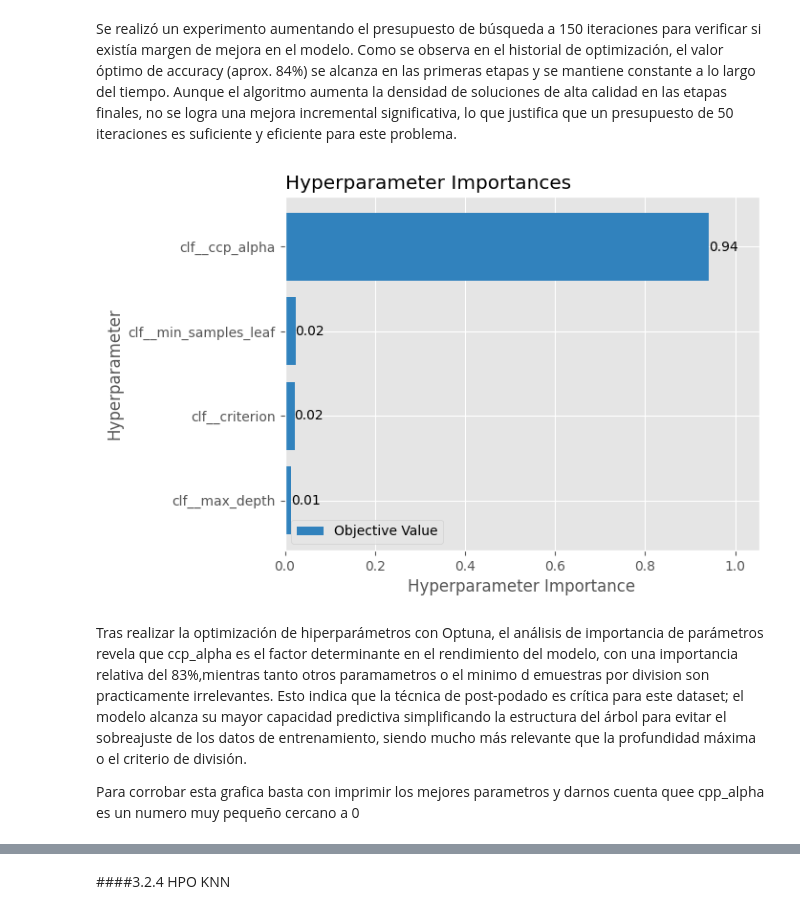
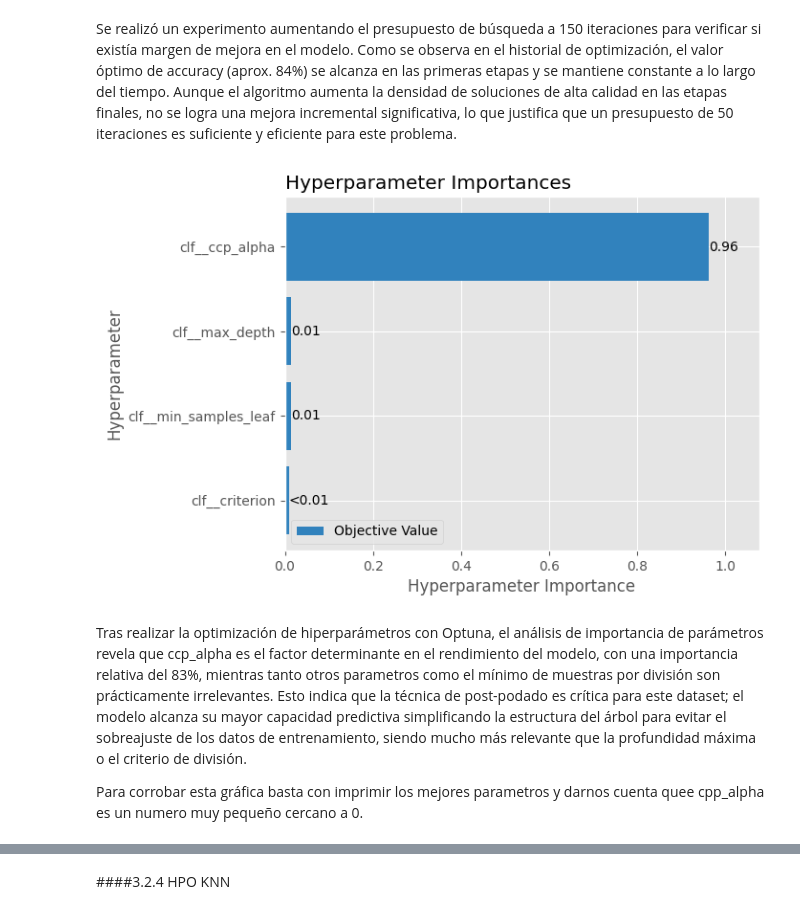
Before and after one commit to 100522320/g81_P1_03_Aprendizaje_Automatico, a Jupyter notebook: notebook_pruebas.ipynb, the cells around one changed output, grey strips where cells are left out. Saved outputs shown, nothing was run; the diff lists cells and outputs as text; code cells hidden in the pictures.

```diff
--- a/notebook_pruebas.ipynb
+++ b/notebook_pruebas.ipynb
@@ -811,15 +809,14 @@ plt.show()
 Se realizó un experimento aumentando el presupuesto de búsqueda a 150 iteraciones para verificar si existía margen de mejora en el modelo. Como se observa en el historial de optimización, el valor óptimo de accuracy (aprox. 84%) se alcanza en las primeras etapas y se mantiene constante a lo largo del tiempo. Aunque el algoritmo aumenta la densidad de soluciones de alta calidad en las etapas finales, no se logra una mejora incremental significativa, lo que justifica que un presupuesto de 50 iteraciones es suficiente y eficiente para este problema.
 # %%
 from optuna.visualization.matplotlib import plot_param_importances
-study = tree_optuna.study_
 plot_param_importances(study)
 plt.show()
 # %% [output]
-[figure, old version]
+[figure, new version]
 # %% [markdown]
-Tras realizar la optimización de hiperparámetros con Optuna, el análisis de importancia de parámetros revela que ccp_alpha es el factor determinante en el rendimiento del modelo, con una importancia relativa del 83%,mientras tanto otros paramametros o el minimo d emuestras por division son practicamente irrelevantes. Esto indica que la técnica de post-podado es crítica para este dataset; el modelo alcanza su mayor capacidad predictiva simplificando la estructura del árbol para evitar el sobreajuste de los datos de entrenamiento, siendo mucho más relevante que la profundidad máxima o el criterio de división.
+Tras realizar la optimización de hiperparámetros con Optuna, el análisis de importancia de parámetros revela que ccp_alpha es el factor determinante en el rendimiento del modelo, con una importancia relativa del 83%, mientras tanto otros parametros como el mínimo de muestras por división son prácticamente irrelevantes. Esto indica que la técnica de post-podado es crítica para este dataset; el modelo alcanza su mayor capacidad predictiva simplificando la estructura del árbol para evitar el sobreajuste de los datos de entrenamiento, siendo mucho más relevante que la profundidad máxima o el criterio de división.
 
-Para corrobar esta grafica basta con imprimir los mejores parametros y darnos cuenta quee cpp_alpha es un numero muy pequeño cercano a 0
+Para corrobar esta gráfica basta con imprimir los mejores parametros y darnos cuenta quee cpp_alpha es un numero muy pequeño cercano a 0.
 # %%
 print("Mejores parámetros encontrados por Optuna:")
 for param, value in tree_optuna.best_params_.items():
```
Also changed, not shown: parts of 20 cells of this notebook.
